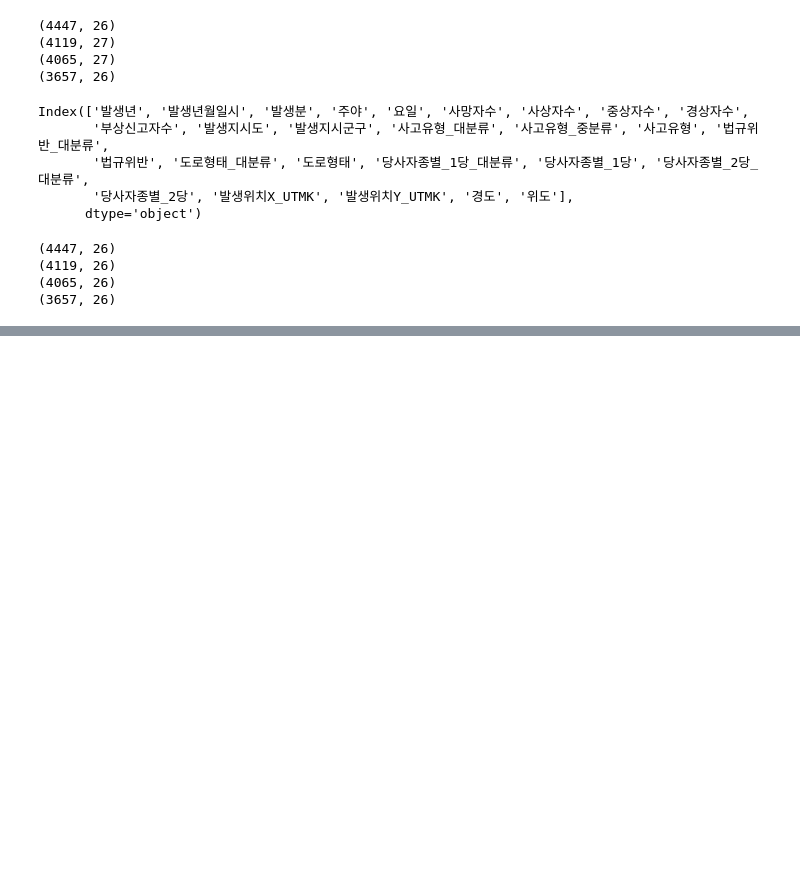
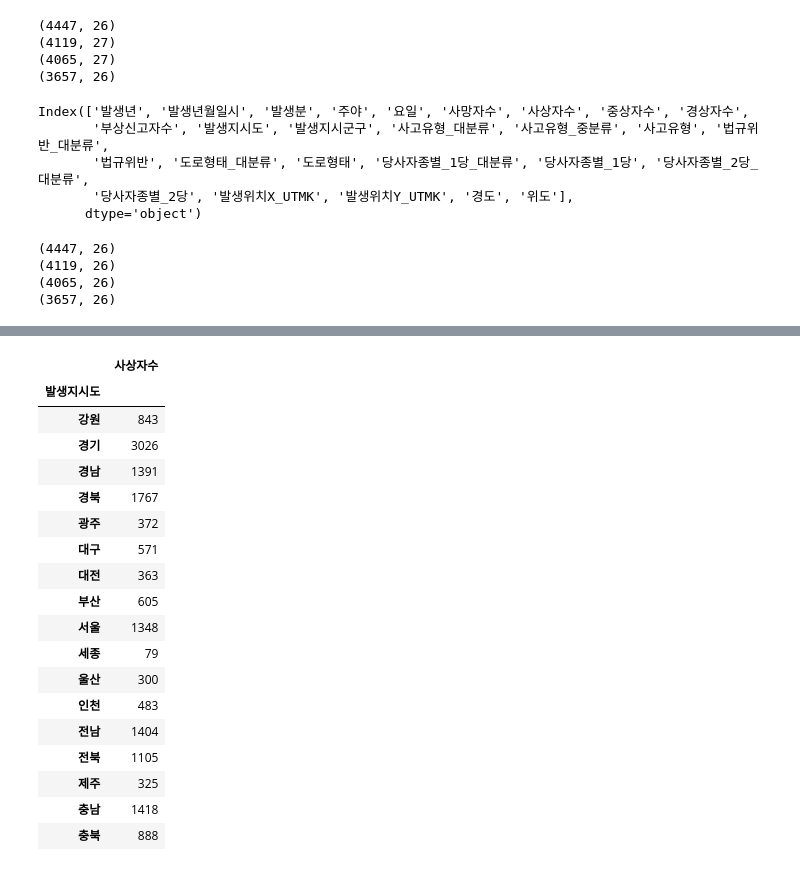
Before and after one commit to sunnight9507/4_2_-Data_Visualization, a Jupyter notebook: 교통사고/HW2.ipynb, the cells around one changed output, grey strips where cells are left out. Drawn from its saved outputs; the diff is of its cells as text; code cells hidden in the pictures; blank space fills up the shorter version.

```diff
--- a/교통사고/HW2.ipynb
+++ b/교통사고/HW2.ipynb
@@ -48,0 +179,24 @@ data.to_csv('result', encoding = 'utf-8-sig')
+# %%
+result5 = data.pivot_table(index = '발생지시도', values = '사상자수', aggfunc = 'count')
+
+result5
+# %% [output]
+|  | 사상자수 |
+| 발생지시도 |  |
+| 강원 | 843 |
+| 경기 | 3026 |
+| 경남 | 1391 |
+| 경북 | 1767 |
+| 광주 | 372 |
+| 대구 | 571 |
+| 대전 | 363 |
+| 부산 | 605 |
+| 서울 | 1348 |
+| 세종 | 79 |
+| 울산 | 300 |
+| 인천 | 483 |
+| 전남 | 1404 |
+| 전북 | 1105 |
+| 제주 | 325 |
+| 충남 | 1418 |
+| 충북 | 888 |
```
Also changed, not shown: parts of 13 cells of this notebook.
